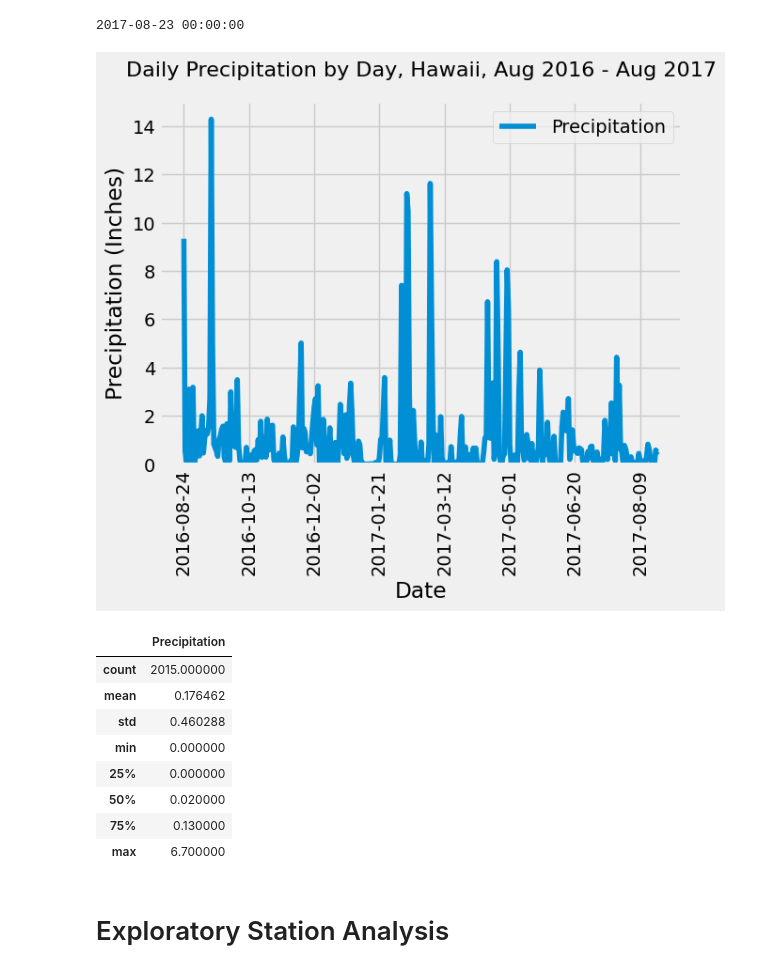
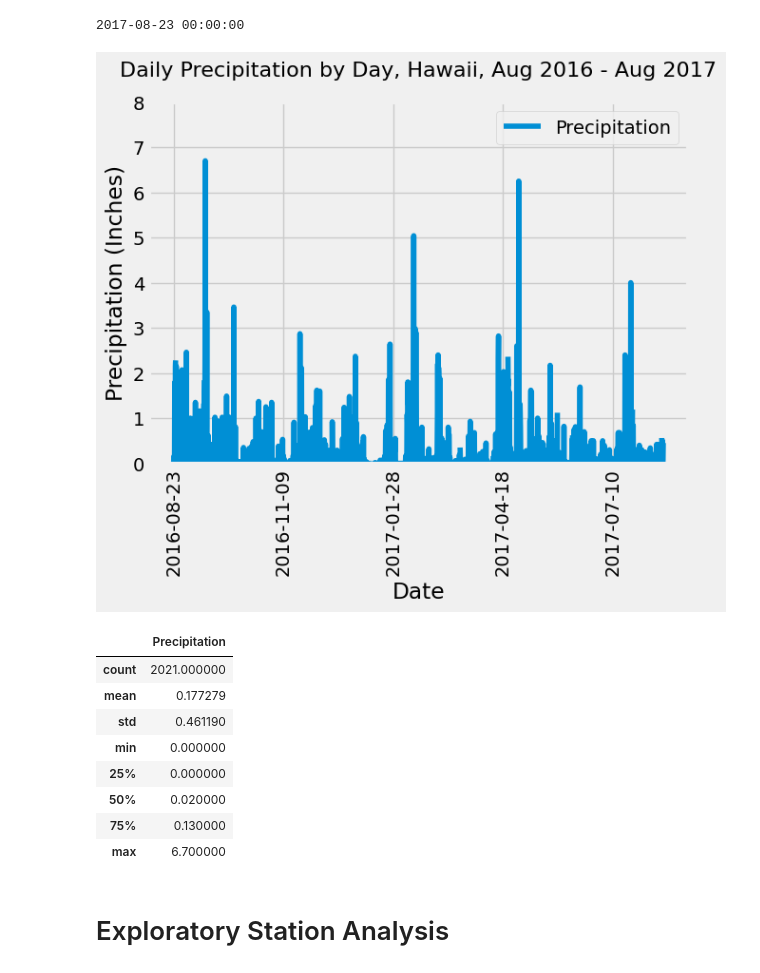
Before and after one commit to meeyoungPH/sqlalchemy-challenge, a Jupyter notebook: climate_starter.ipynb, the cells around one changed output. Drawn from its saved outputs; the diff is of its cells as text; code cells hidden in the pictures.

```diff
--- a/climate_starter.ipynb
+++ b/climate_starter.ipynb
@@ -49,46 +49,41 @@ print(max_date)
 # %%
 # Design a query to retrieve the last 12 months of precipitation data and plot the results.
 # Starting from the most recent data point in the database.
 
 # Calculate the date one year from the last date in data set.
-start_date = max_date - dt.timedelta(365)
+start_date = max_date - dt.timedelta(366)
 
 # Perform a query to retrieve the data and precipitation scores
 # Sort the dataframe by date
-yearly_prcp = session.query(Measurement.date, func.sum(Measurement.prcp)).\
-    group_by(Measurement.date).\
+yearly_prcp = session.query(Measurement.date, Measurement.prcp).\
     filter(func.strftime('%Y-%m-%d', Measurement.date) >= start_date).\
     order_by(Measurement.date).all()
 yearly_prcp
 
 # Save the query results as a Pandas DataFrame and set the index to the date column
 yearly_prcp_df = pd.DataFrame(yearly_prcp, columns=['Date', 'Precipitation'])
 yearly_prcp_df
 
 # Use Pandas Plotting with Matplotlib to plot the data
 yearly_prcp_df.set_index('Date', inplace=True, drop=True)
 yearly_prcp_df.plot()
 plt.tight_layout()
 plt.xticks(rotation=90)
-plt.ylim(0,15)
+plt.ylim(0,8)
 plt.title('Daily Precipitation by Day, Hawaii, Aug 2016 - Aug 2017', size=16, y=1.05)
 plt.ylabel('Precipitation (Inches)')
 plt.savefig('Images/precipitation.png', bbox_inches='tight')
 plt.show()
 # %% [output]
-[figure, old version]
+[figure, new version]
 # %%
 # Use Pandas to calcualte the summary statistics for the precipitation data
-yearly_prcp_not_grouped = session.query(Measurement.date, Measurement.prcp.label('Precipitation')).\
-    filter(func.strftime('%Y-%m-%d', Measurement.date) >= start_date).all()
-
-yearly_prcp_not_grouped_df = pd.DataFrame(yearly_prcp_not_grouped)
-yearly_prcp_not_grouped_df.describe()
+yearly_prcp_df.describe()
 # %% [output]
 |  | Precipitation |
-| count | 2015.000000 |
-| mean | 0.176462 |
-| std | 0.460288 |
+| count | 2021.000000 |
+| mean | 0.177279 |
+| std | 0.461190 |
 | min | 0.000000 |
 | 25% | 0.000000 |
 | 50% | 0.020000 |
```
Also changed, not shown: parts of 2 cells of this notebook.
